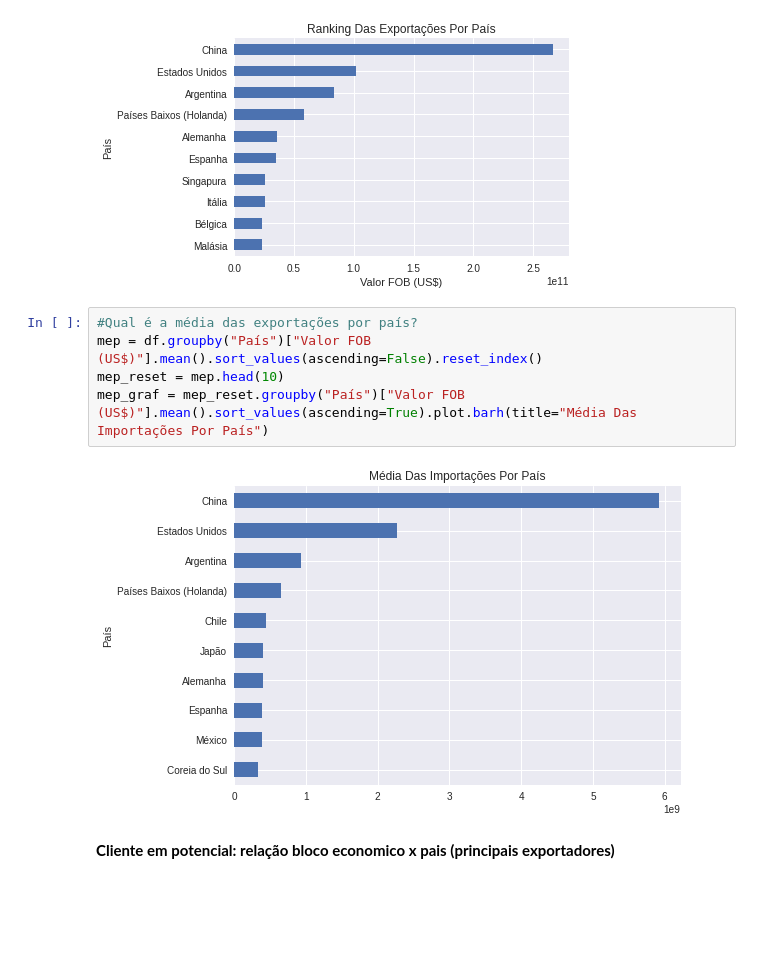
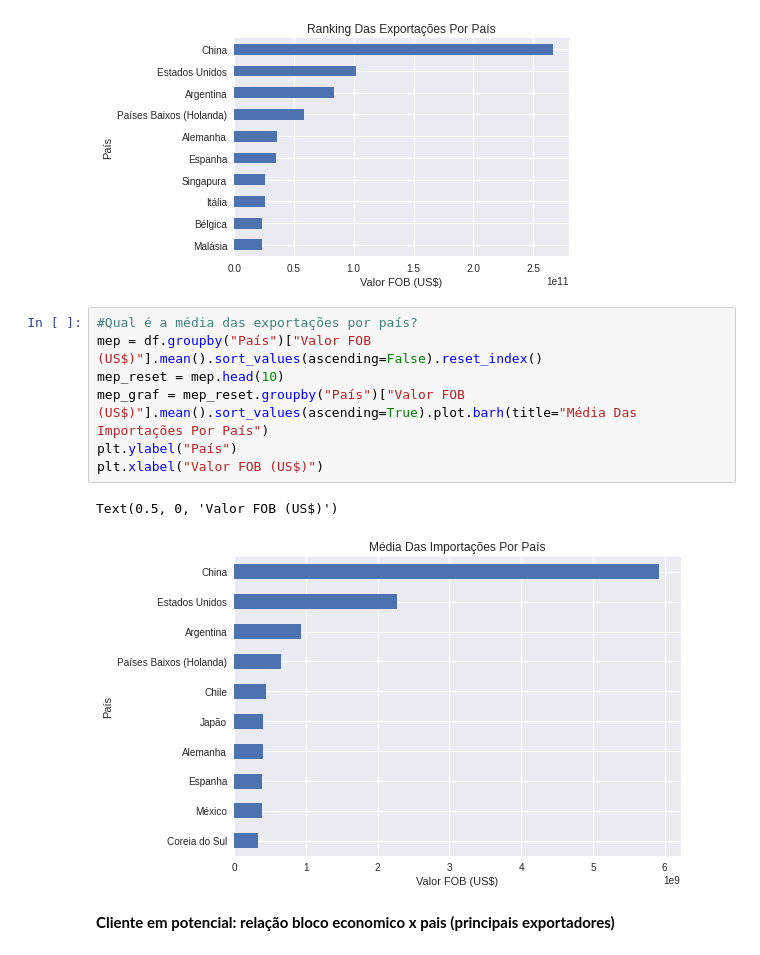
Before and after one commit to Willrodagu/Proj_analise_de-exporta-es_de_2018_a_2020, a Jupyter notebook: Analise_de_dados_de_exportações.ipynb, the cells around one changed output. Drawn from its saved outputs; the diff is of its cells as text; blank space fills up the shorter version.

```diff
--- a/Analise_de_dados_de_exportações.ipynb
+++ b/Analise_de_dados_de_exportações.ipynb
@@ -108,9 +106,12 @@ Text(0, 0.5, 'País')
 # %%
 #Qual é a média das exportações por país?
 mep = df.groupby("País")["Valor FOB (US$)"].mean().sort_values(ascending=False).reset_index()
 mep_reset = mep.head(10)
 mep_graf = mep_reset.groupby("País")["Valor FOB (US$)"].mean().sort_values(ascending=True).plot.barh(title="Média Das Importações Por País")
+plt.ylabel("País")
+plt.xlabel("Valor FOB (US$)")
 # %% [output]
+Text(0.5, 0, 'Valor FOB (US$)')
-[figure, old version]
+[figure, new version]
 # %% [markdown]
 **Cliente em potencial: relação bloco economico x pais (principais exportadores)**
```
Also changed, not shown: parts of 4 cells of this notebook.
